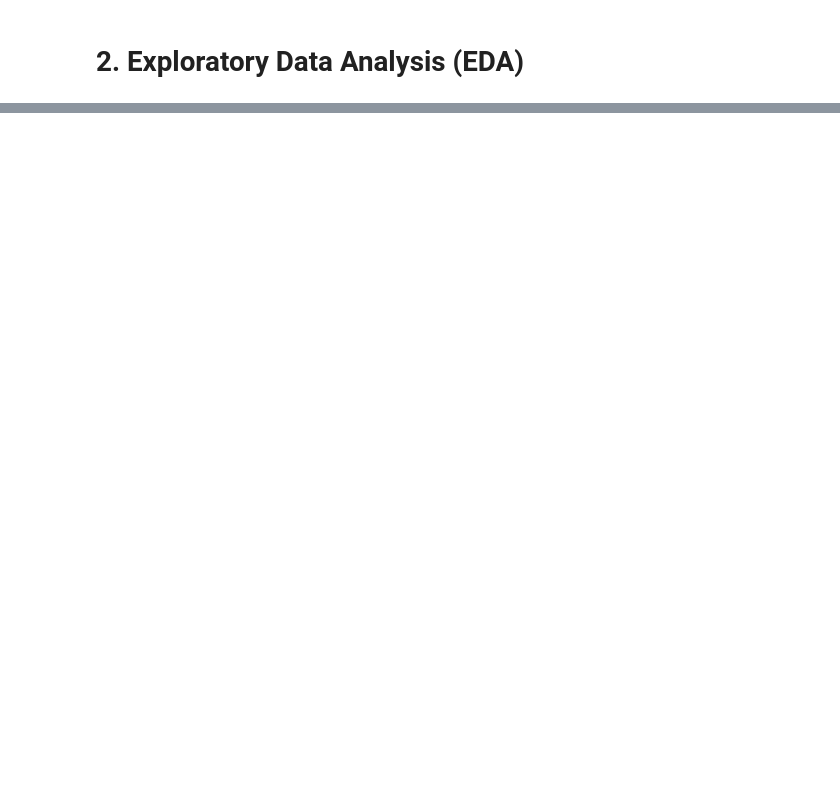
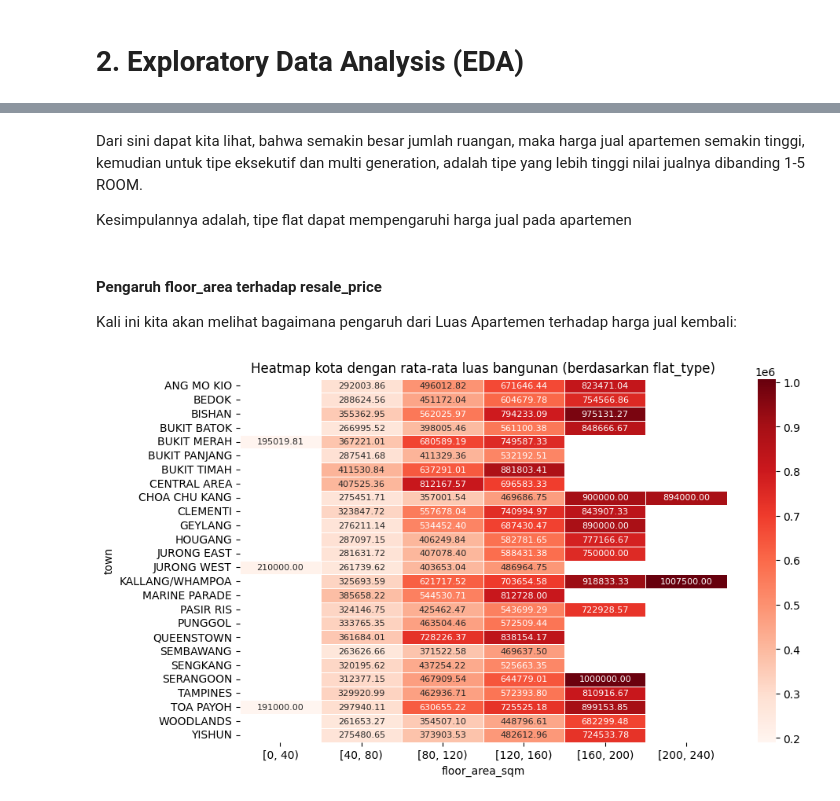
Before and after one commit to mhmhatta/SGResalePrice, a Jupyter notebook: Tubes PML Kelompok GaNi.ipynb, the cells around one changed output, grey strips where cells are left out. Saved outputs shown, nothing was run; the diff lists cells and outputs as text; code cells hidden in the pictures; blank space fills up the shorter version.

```diff
--- a/Tubes PML Kelompok GaNi.ipynb
+++ b/Tubes PML Kelompok GaNi.ipynb
@@ -342,0 +535,25 @@ Kesimpulan dari mencari posibilitas data outlier ini adalah bahwa data data yang
+# %% [markdown]
+Dari sini dapat kita lihat, bahwa semakin besar jumlah ruangan, maka harga jual apartemen semakin tinggi, kemudian untuk tipe eksekutif dan multi generation, adalah tipe yang lebih tinggi nilai jualnya dibanding 1-5 ROOM.
+
+Kesimpulannya adalah, tipe flat dapat mempengaruhi harga jual pada apartemen
+# %% [markdown]
+#### Pengaruh floor_area terhadap resale_price
+
+Kali ini kita akan melihat bagaimana pengaruh dari Luas Apartemen terhadap harga jual kembali:
+# %%
+# Menentukan urutan kategori flat_type
+floor_area_sqm_order = pd.cut(df['floor_area_sqm'], bins=range(0, 250, 40), right=False)
+
+# Menghitung rata-rata resale_price_per_sqm untuk setiap flat_type dan kota
+average_price_per_floor_area_sqm = df.groupby(['town', floor_area_sqm_order])['resale_price'].mean().reset_index()
+
+# Membuat cross-tabulation untuk heatmap dengan rata-rata
+data_collab = pd.crosstab(average_price_per_floor_area_sqm['town'], average_price_per_floor_area_sqm['floor_area_sqm'], values=average_price_per_floor_area_sqm['resale_price'], aggfunc='mean')
+
+# Membuat heatmap
+plt.figure(figsize=(10, 6))
+sns.heatmap(data_collab, cmap='Reds', annot=True, fmt='.2f', linewidths=.5, annot_kws={'size': 8})
+plt.title("Heatmap kota dengan rata-rata luas bangunan (berdasarkan flat_type)")
+plt.show()
+# %% [output]
+[figure, added]
```
Also changed, not shown: parts of 47 cells of this notebook.
